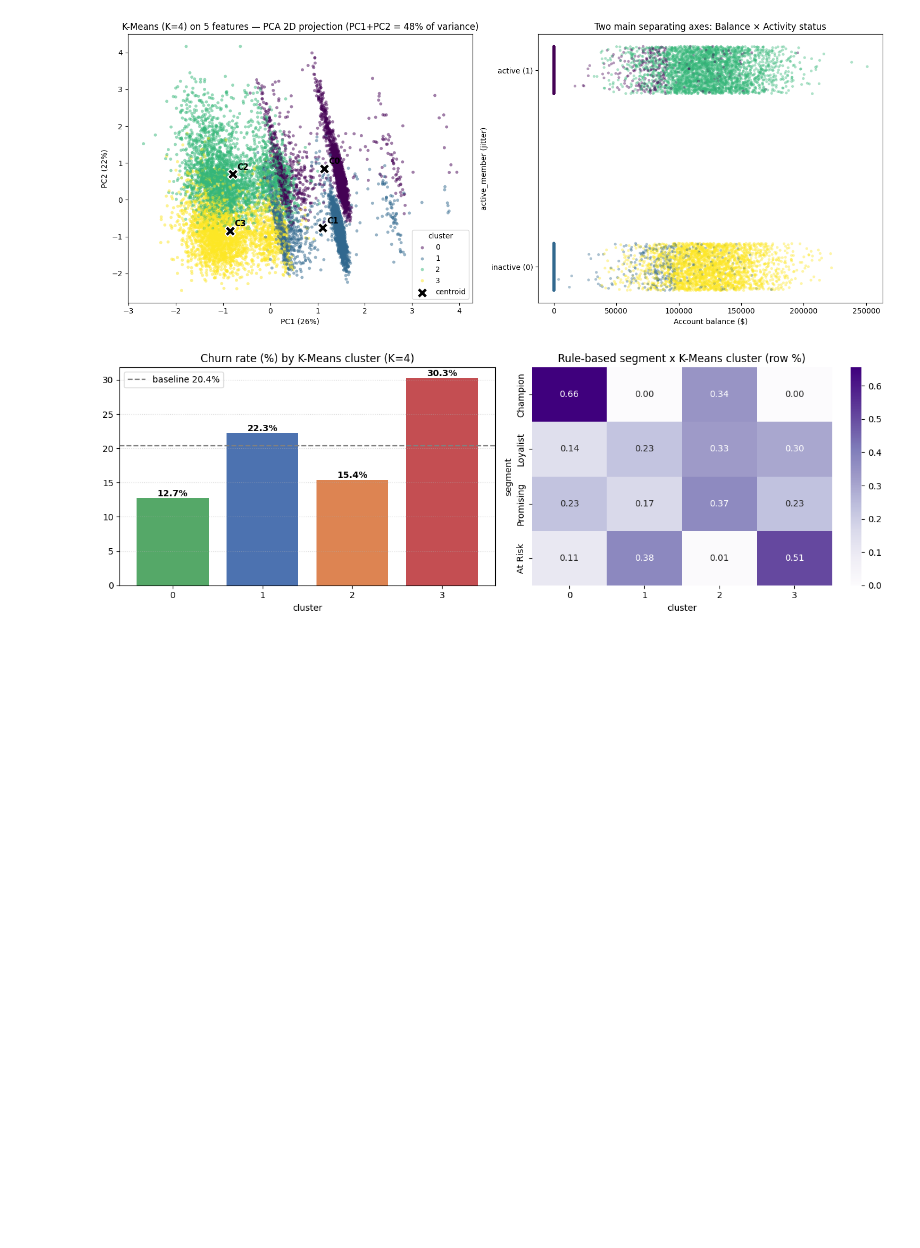
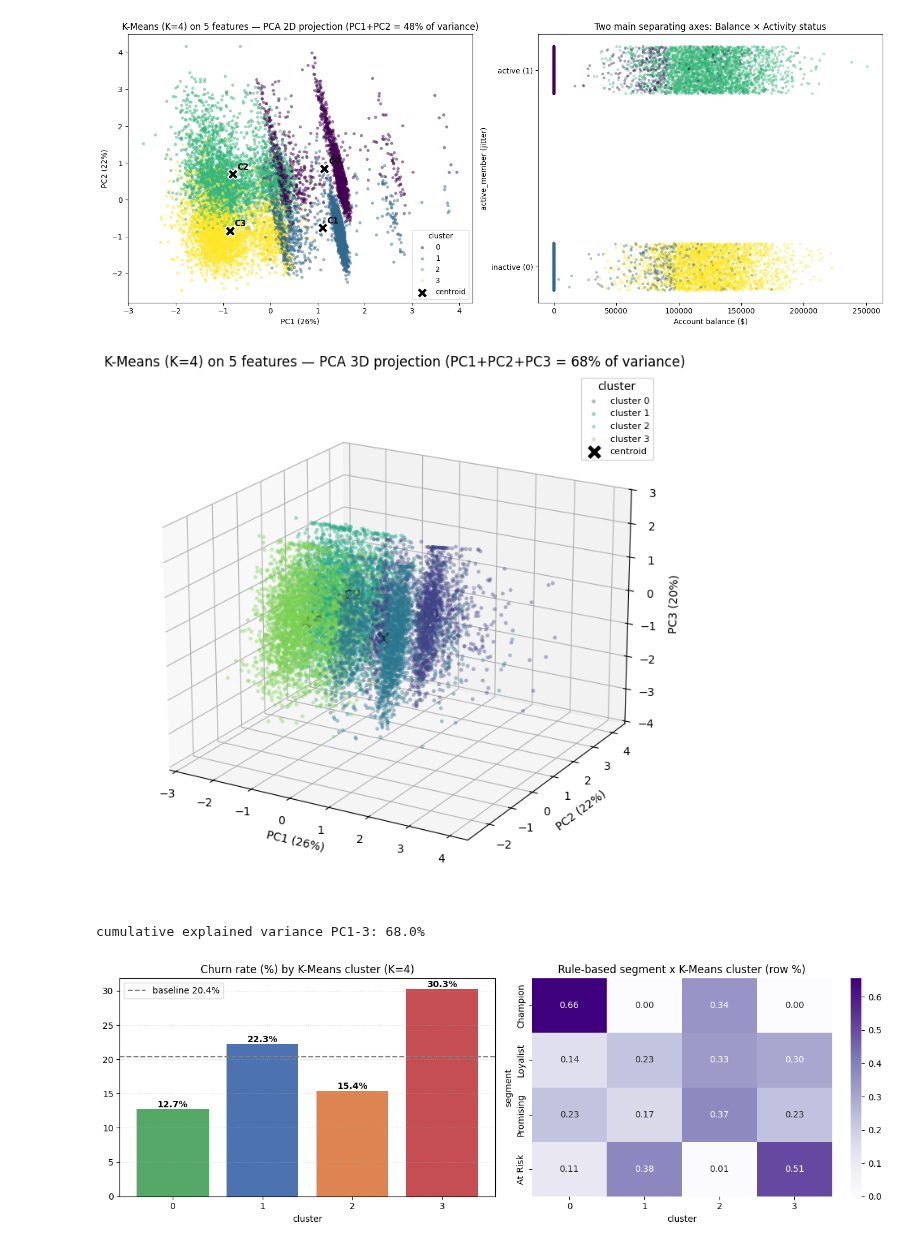
Before and after one commit to sonkd/Churn-Banking-Prediction, a Jupyter notebook: research/notebooks/banking_churn_prediction_v3.ipynb, the cells around one changed output. Drawn from its saved outputs; the diff is of its cells as text; code cells hidden in the pictures; blank space fills up the shorter version.

```diff
--- a/research/notebooks/banking_churn_prediction_v3.ipynb
+++ b/research/notebooks/banking_churn_prediction_v3.ipynb
@@ -1582,6 +1582,41 @@ plt.savefig(f"{FIG}/cluster_separation_pca_v3.png", dpi=130)
 plt.show()
 # %% [output]
 [figure]
+# %%
+# Visualize K-Means cluster separation (Model B, §5.4): PCA 3D projection
+from sklearn.decomposition import PCA
+from mpl_toolkits.mplot3d import Axes3D  # noqa: F401 (register '3d' projection)
+
+pca_seg3 = PCA(n_components=3, random_state=SEED).fit(X_seg_scaled)
+proj3 = pca_seg3.transform(X_seg_scaled)
+cproj3 = pca_seg3.transform(kmeans4.cluster_centers_)          # project the K-Means centroids
+base_seg["_pc1"], base_seg["_pc2"], base_seg["_pc3"] = proj3[:, 0], proj3[:, 1], proj3[:, 2]
+evr3 = pca_seg3.explained_variance_ratio_
+
+fig = plt.figure(figsize=(9, 7))
+ax = fig.add_subplot(111, projection="3d")
+palette3 = sns.color_palette("viridis", base_seg["cluster"].nunique())
+for k, color in zip(sorted(base_seg["cluster"].unique()), palette3):
+    m = base_seg["cluster"] == k
+    ax.scatter(base_seg.loc[m, "_pc1"], base_seg.loc[m, "_pc2"], base_seg.loc[m, "_pc3"],
+               s=12, alpha=0.4, color=color, edgecolor="none", label=f"cluster {k}")
+ax.scatter(cproj3[:, 0], cproj3[:, 1], cproj3[:, 2], c="black", s=200, marker="X",
+           edgecolor="white", linewidth=1.5, label="centroid")
+for k, (x, y, z) in enumerate(cproj3):
+    ax.text(x, y, z, f"C{k}", color="black", fontsize=11, fontweight="bold")
+ax.set_title(f"K-Means (K=4) on 5 features — PCA 3D projection "
+             f"(PC1+PC2+PC3 = {evr3.sum():.0%} of variance)")
+ax.set_xlabel(f"PC1 ({evr3[0]:.0%})"); ax.set_ylabel(f"PC2 ({evr3[1]:.0%})"); ax.set_zlabel(f"PC3 ({evr3[2]:.0%})")
+ax.view_init(elev=20, azim=-60)
+ax.legend(title="cluster", loc="best", fontsize=8)
+
+plt.tight_layout()
+plt.savefig(f"{FIG}/cluster_separation_pca3d_v3.png", dpi=130)
+plt.show()
+print(f"cumulative explained variance PC1-3: {evr3.sum():.1%}")
+# %% [output]
+[figure, added]
+cumulative explained variance PC1-3: 68.0%
 # %%
 # Churn rate by cluster (x100) + cross-check with the rule-based segments
 rate = base_seg.groupby("cluster")["churn"].mean().mul(100)
```
Also changed, not shown: parts of 1 cell of this notebook, 35 other files.
